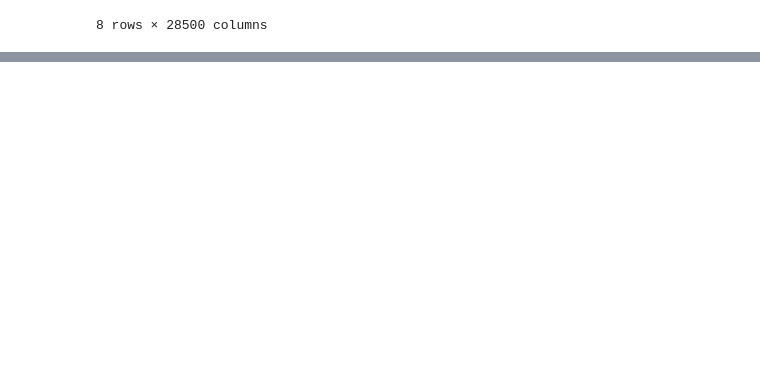
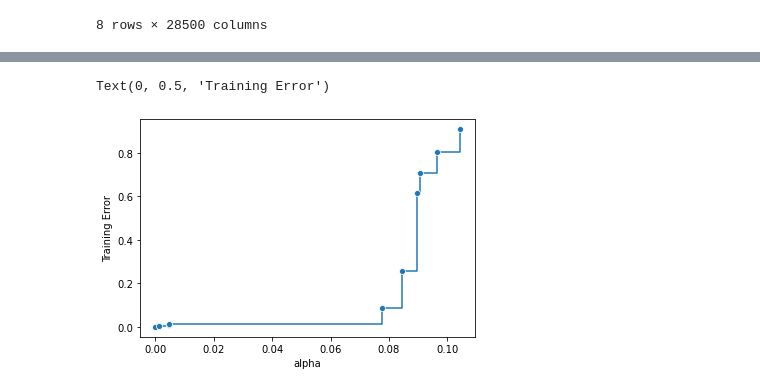
Before and after one commit to GingerLqt/Axaitech_TissueBiopsy, a Jupyter notebook: TissueBiopsy.ipynb, the cells around one changed output, grey strips where cells are left out. Cells and saved outputs as stored; diff of their text form; code cells hidden in the pictures; blank space fills up the shorter version.

```diff
--- a/TissueBiopsy.ipynb
+++ b/TissueBiopsy.ipynb
@@ -227,0 +230,5 @@ sns.histplot(reduced_BRCA)
+# %%
+x_data = df.iloc[:,1:]
+y_data = df.iloc[:,0]
+# %%
+x_train, x_test, y_train, y_test = train_test_split(x_data, y_data, test_size=0.4, random_state = 1)
@@ -227,0 +237,3 @@ sns.histplot(reduced_BRCA)
+# %%
+tree = DecisionTreeClassifier()
+tree.fit(X = x_train, y = y_train)
@@ -227,0 +263,10 @@ sns.histplot(reduced_BRCA)
+# %%
+path = tree.cost_complexity_pruning_path(X=x_test, y=y_test)
+ccp_alphas, impurities = path.ccp_alphas, path.impurities
+
+p = sns.lineplot(x=ccp_alphas, y=impurities, marker='o', drawstyle='steps-post')
+p.set_xlabel('alpha')
+p.set_ylabel('Training Error')
+# %% [output]
+Text(0, 0.5, 'Training Error')
+[figure, added]
```
Also changed, not shown: parts of 31 cells of this notebook.
